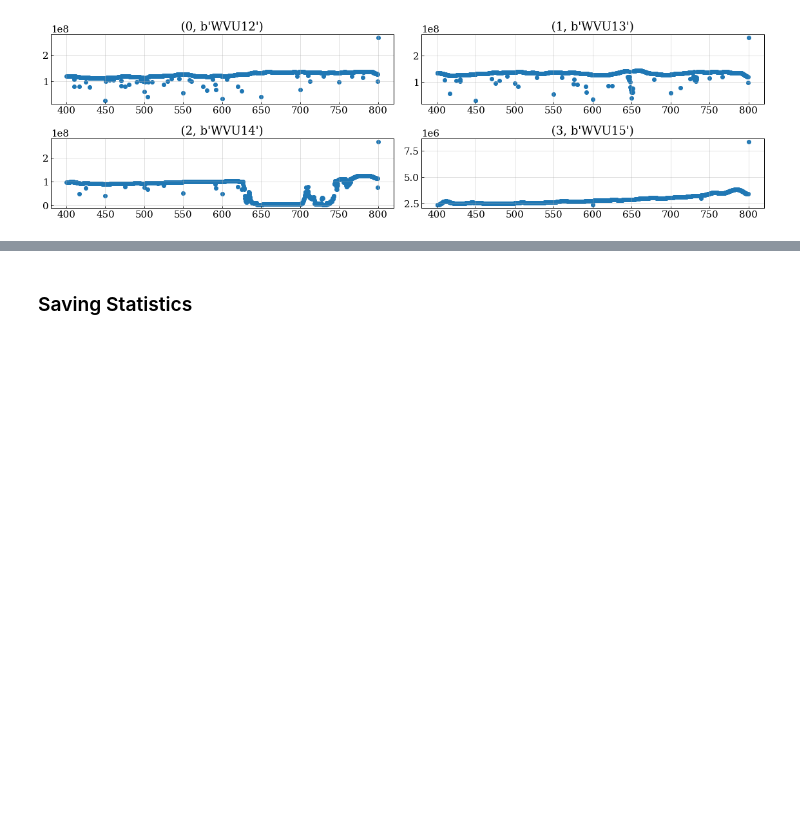
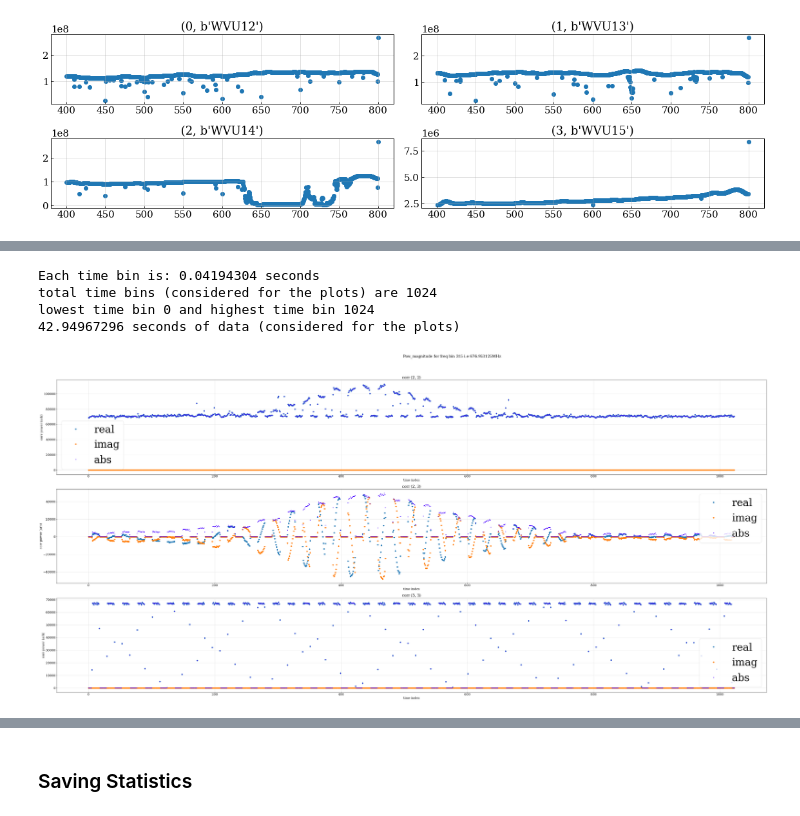
Before and after one commit to WVURAIL/DigitalNoiseSource, a Jupyter notebook: data_analysis_notebooks/KBB_dns_corrdata_analysis_dronedata_final.ipynb, the cells around one changed output, grey strips where cells are left out. Cells and saved outputs as stored; diff of their text form; code cells hidden in the pictures; blank space fills up the shorter version.

Commit message:
investigating I and Q component offsets

```diff
--- a/data_analysis_notebooks/KBB_dns_corrdata_analysis_dronedata_final.ipynb
+++ b/data_analysis_notebooks/KBB_dns_corrdata_analysis_dronedata_final.ipynb
@@ -355,0 +336,10 @@ corr data shape: (768, 1024, 10)
+# %%
+## Reading correlation files --
+file_path = '/Users/kalyanibhopi94/Documents/research/Projects/digital_cal_source/data_raw/iceboard_data/corr_data/20250412T194037Z_WVUc52/corr/*/*'
+corr_data = read_corr_mode_h5(file_path, f_start=61, f_stop=65)
+pow_mag, pow_phase = get_mag_phase(corr_data.vis)
+print("done getting pow_mag and pow_phase")
+sat_data = corr_data.sat.real
+
+corr_size=corr_data.vis[:,:,:].shape
+print('corr data shape: {}'.format(corr_size)) # time bins - freq bins - corr indices
@@ -399,0 +369,37 @@ lowest time bin 0 and highest time bin 768
+# %%
+#Plotting real and imag correlation powers against time index for a given set of frequencies --
+tmin,tmax=[0,corr_size[0]]
+freq_arr=[315]
+corr_indices=[7,8,9]
+dim1 = math.floor(math.sqrt(len(corr_indices)*len(freq_arr)))
+dim2 = math.ceil(len(corr_indices)*len(freq_arr)/dim1)
+for index,f_ind in enumerate(freq_arr):
+    colorsarr=cm.gnuplot2(np.linspace(0,1,2048))
+    fig = plt.figure(figsize=[50,25])
+    freq=400+((1024-f_ind)*0.390625)
+    for index, corr_index in enumerate(corr_indices):
+        ax=plt.subplot(dim2, dim1, index+1)
+        ax.plot(corr_data.vis.real[tmin:tmax,f_ind,corr_index],'o', label='real')
+        ax.plot(corr_data.vis.imag[tmin:tmax,f_ind,corr_index],'o', label='imag')
+        ax.plot(pow_mag[tmin:tmax,f_ind,corr_index],'.', c=colorsarr[700], label='abs')
+        #plt.xlim(500,600)
+        #plt.ylim(0,10000)
+        ax.legend(fontsize=50)
+        plt.title(f"corr {corr_data.prod[corr_index]}")
+        plt.xlabel("time index")
+        plt.ylabel("corr power (arb)")
+        plt.suptitle(f"Pow_magnitude for freq bin {f_ind} i.e {freq}MHz", ha='left')
+    plt.tight_layout(rect=[0, 0.03, 1, 0.95])
+    #plt.savefig("/Users/kalyanibhopi94/Documents/kalyanib_dns/corr_dns_plots/drone_testing_4x2_Apr2025/Apr12...037Z/phase_offset_investigate/real_imag_corr_powers_1ms_files61-65.pdf")
+
+delta_time = np.diff(corr_data.time["irigb_time"])[1]*1e-9
+print(f"Each time bin is: {delta_time} seconds")
+print(f"total time bins (considered for the plots) are {len(corr_data.vis[tmin:tmax,0,0])}")
+print(f"lowest time bin {tmin} and highest time bin {tmax}")
+print(f"{delta_time*len(corr_data.vis[tmin:tmax,0,0])} seconds of data (considered for the plots)")
+# %% [output]
+Each time bin is: 0.04194304 seconds
+total time bins (considered for the plots) are 1024
+lowest time bin 0 and highest time bin 1024
+42.94967296 seconds of data (considered for the plots)
+[figure, added]
```
Also changed, not shown: parts of 13 cells of this notebook.
